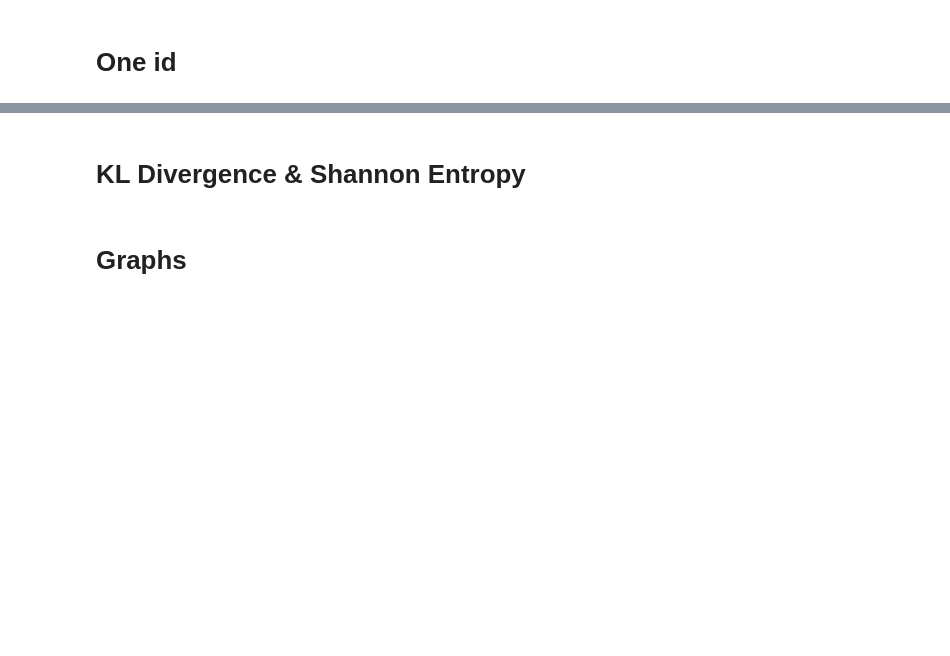
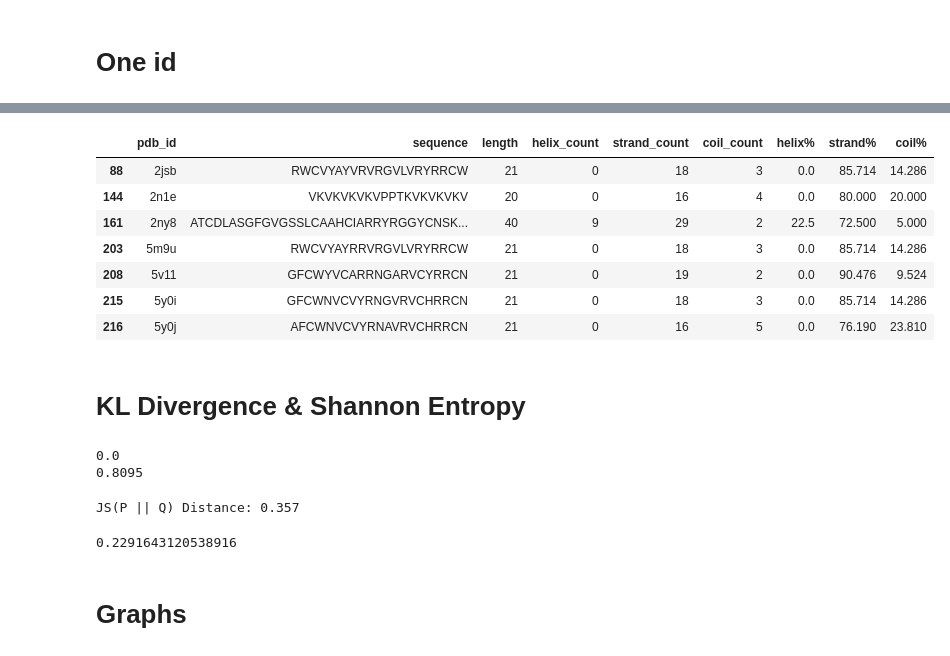
Before and after one commit to DanielAldas/AuditingBias, a Jupyter notebook: benchmark.ipynb, the cells around one changed output, grey strips where cells are left out. Drawn from its saved outputs; the diff is of its cells as text; code cells hidden in the pictures; blank space fills up the shorter version.

```diff
--- a/benchmark.ipynb
+++ b/benchmark.ipynb
@@ -77,2 +72,13 @@ jpred_oneid_df=pd.read_csv('./pdb/jpred/oneid_prc.csv', index_col=0)
+# %%
+pdbe_oneid[pdbe_oneid['strand%']>=70]
+# %% [output]
+|  | pdb_id | sequence | length | helix_count | strand_count | coil_count | helix% | strand% | coil% |
+| 88 | 2jsb | RWCVYAYVRVRGVLVRYRRCW | 21 | 0 | 18 | 3 | 0.0 | 85.714 | 14.286 |
+| 144 | 2n1e | VKVKVKVKVPPTKVKVKVKV | 20 | 0 | 16 | 4 | 0.0 | 80.000 | 20.000 |
+| 161 | 2ny8 | ATCDLASGFGVGSSLCAAHCIARRYRGGYCNSK... | 40 | 9 | 29 | 2 | 22.5 | 72.500 | 5.000 |
+| 203 | 5m9u | RWCVYAYRRVRGVLVRYRRCW | 21 | 0 | 18 | 3 | 0.0 | 85.714 | 14.286 |
+| 208 | 5v11 | GFCWYVCARRNGARVCYRRCN | 21 | 0 | 19 | 2 | 0.0 | 90.476 | 9.524 |
+| 215 | 5y0i | GFCWNVCVYRNGVRVCHRRCN | 21 | 0 | 18 | 3 | 0.0 | 85.714 | 14.286 |
+| 216 | 5y0j | AFCWNVCVYRNAVRVCHRRCN | 21 | 0 | 16 | 5 | 0.0 | 76.190 | 23.810 |
 # %% [markdown]
 # KL Divergence & Shannon Entropy
@@ -81,0 +106,6 @@ def kl_divergence(p, q):
+# %%
+print(jpredstrand.min())
+print(jpredstrand.max())
+# %% [output]
+0.0
+0.8095
@@ -82,3 +124,12 @@ def kl_divergence(p, q):
+# %%
+print('JS(P || Q) Distance: %.3f' % js_jpred_helix)
+# %% [output]
+JS(P || Q) Distance: 0.357
+# %%
+js_jpred_coil=jensenshannon(p=pdbecoil, q=jpredcoil, base=2)
+js_jpred_coil
+# %% [output]
+0.2291643120538916
 # %% [markdown]
 # Graphs
 # %%
```
Also changed, not shown: parts of 39 cells of this notebook, 9 other files.
